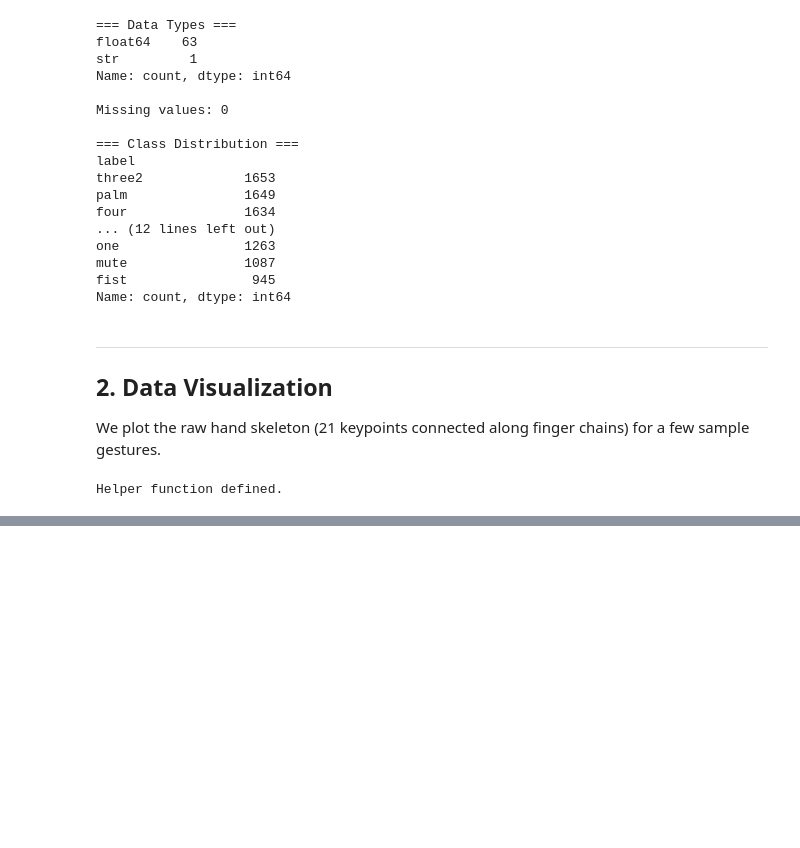
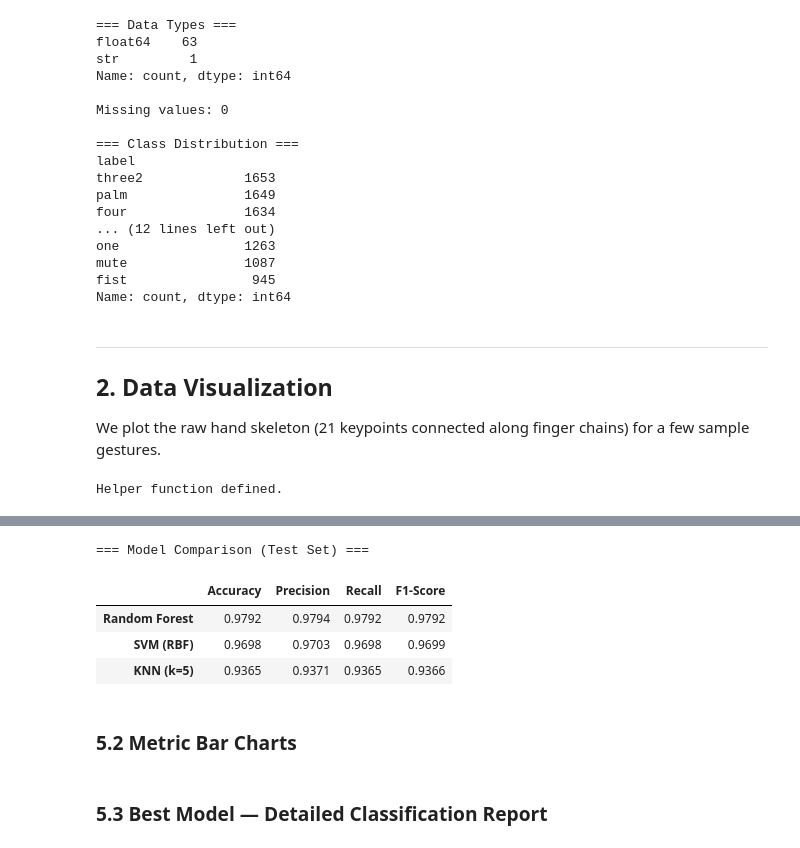
Before and after one commit to OmarGamal488/hand-gesture-recognition, a Jupyter notebook: hand_gesture_classification.ipynb, the cells around one changed output, grey strips where cells are left out. Cells and saved outputs as stored; diff of their text form; code cells hidden in the pictures; blank space fills up the shorter version.

```diff
--- a/hand_gesture_classification.ipynb
+++ b/hand_gesture_classification.ipynb
@@ -149,0 +271,38 @@ plt.show()
+# %%
+models = {
+    'Random Forest': Pipeline([
+        ('scaler', StandardScaler()),
+        ('clf',    RandomForestClassifier(n_estimators=200, random_state=42, n_jobs=-1))
+    ]),
+    'SVM (RBF)': Pipeline([
+        ('scaler', StandardScaler()),
+        ('clf',    SVC(kernel='rbf', C=10, gamma='scale', random_state=42))
+    ]),
+    'KNN (k=5)': Pipeline([
+        ('scaler', StandardScaler()),
+        ('clf',    KNeighborsClassifier(n_neighbors=5, n_jobs=-1))
+    ]),
+    'Gradient Boosting': Pipeline([
+        ('scaler', StandardScaler()),
+        ('clf',    GradientBoostingClassifier(n_estimators=150, learning_rate=0.1, random_state=42))
+    ]),
+}
+
+results        = {}
+trained_models = {}
+
+for name, pipe in models.items():
+    print(f'Training {name}...', end=' ')
+    pipe.fit(X_train, y_train)
+    y_pred = pipe.predict(X_test)
+
+    acc  = accuracy_score(y_test, y_pred)
+    prec = precision_score(y_test, y_pred, average='weighted', zero_division=0)
+    rec  = recall_score(y_test, y_pred, average='weighted', zero_division=0)
+    f1   = f1_score(y_test, y_pred, average='weighted', zero_division=0)
+
+    results[name]        = {'Accuracy': acc, 'Precision': prec, 'Recall': rec, 'F1-Score': f1}
+    trained_models[name] = pipe
+    print(f'done  |  Acc={acc:.4f}  F1={f1:.4f}')
+
+print('\nAll models trained.')
@@ -149,0 +314,14 @@ plt.show()
+# %%
+results_df = pd.DataFrame(results).T
+results_df = results_df.sort_values('F1-Score', ascending=False)
+results_df = results_df.map(lambda v: f'{v:.4f}')
+print('=== Model Comparison (Test Set) ===')
+display(results_df)
+# %% [output]
+=== Model Comparison (Test Set) ===
+|  | Accuracy | Precision | Recall | F1-Score |
+| Random Forest | 0.9792 | 0.9794 | 0.9792 | 0.9792 |
+| SVM (RBF) | 0.9698 | 0.9703 | 0.9698 | 0.9699 |
+| KNN (k=5) | 0.9365 | 0.9371 | 0.9365 | 0.9366 |
+# %% [markdown]
+### 5.2 Metric Bar Charts
@@ -149,0 +348,2 @@ plt.show()
+# %% [markdown]
+### 5.3 Best Model — Detailed Classification Report
```
Also changed, not shown: parts of 22 cells of this notebook, 2 other files.
